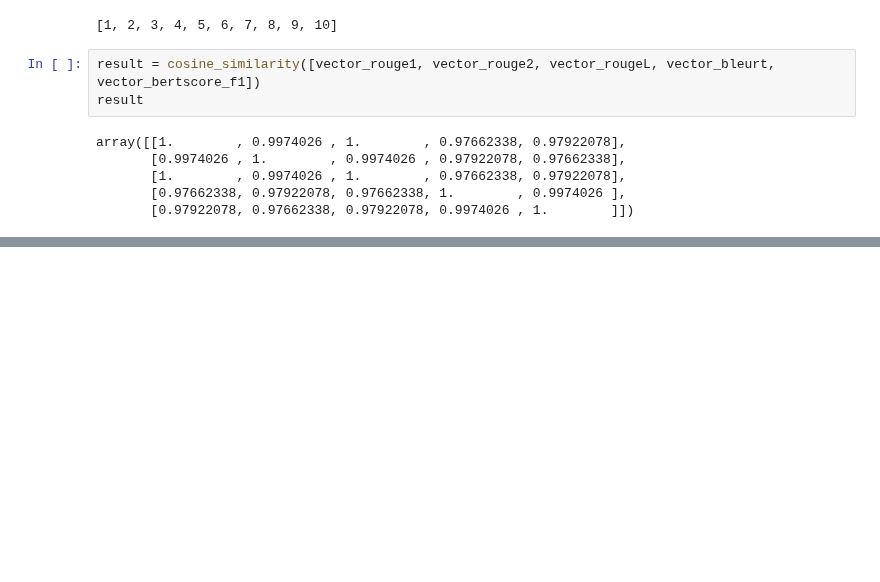
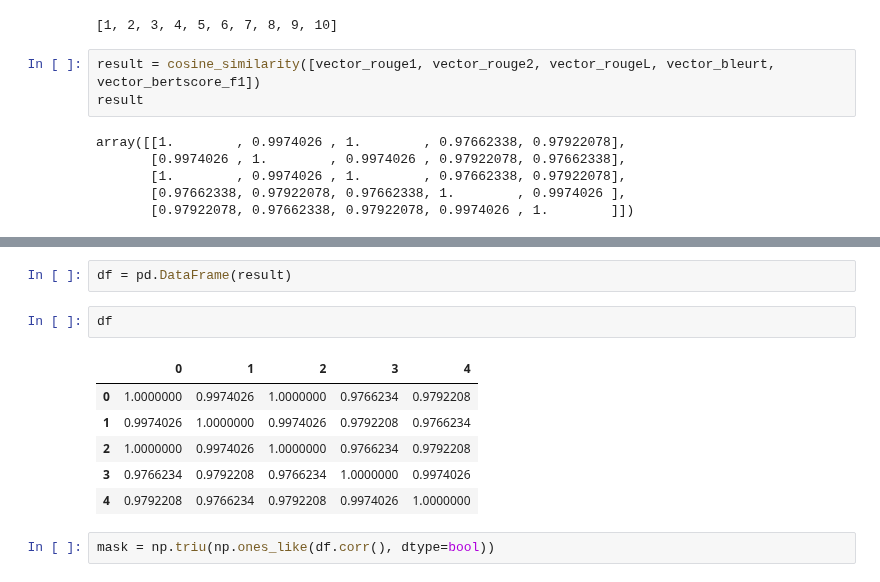
Before and after one commit to jeanlucjackson/w266_NLP_final_project, a Jupyter notebook: code/sandboxes/RR/rr_evaluation_sandbox.ipynb, the cells around one changed output, grey strips where cells are left out. Drawn from its saved outputs; the diff is of its cells as text; blank space fills up the shorter version.

```diff
--- a/code/sandboxes/RR/rr_evaluation_sandbox.ipynb
+++ b/code/sandboxes/RR/rr_evaluation_sandbox.ipynb
@@ -137,0 +138,13 @@ sns.heatmap(result, cmap="coolwarm")
+# %%
+df = pd.DataFrame(result)
+# %%
+df
+# %% [output]
+|  | 0 | 1 | 2 | 3 | 4 |
+| 0 | 1.0000000 | 0.9974026 | 1.0000000 | 0.9766234 | 0.9792208 |
+| 1 | 0.9974026 | 1.0000000 | 0.9974026 | 0.9792208 | 0.9766234 |
+| 2 | 1.0000000 | 0.9974026 | 1.0000000 | 0.9766234 | 0.9792208 |
+| 3 | 0.9766234 | 0.9792208 | 0.9766234 | 1.0000000 | 0.9974026 |
+| 4 | 0.9792208 | 0.9766234 | 0.9792208 | 0.9974026 | 1.0000000 |
+# %%
+mask = np.triu(np.ones_like(df.corr(), dtype=bool))
```
Also changed, not shown: parts of 3 cells of this notebook.
